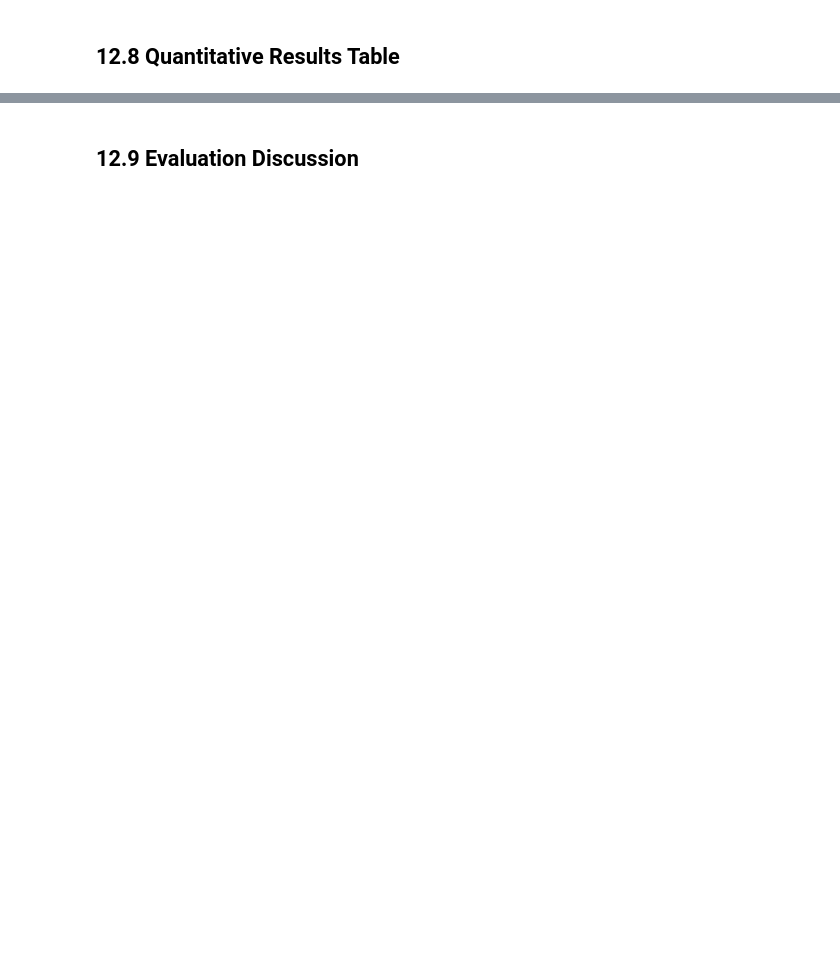
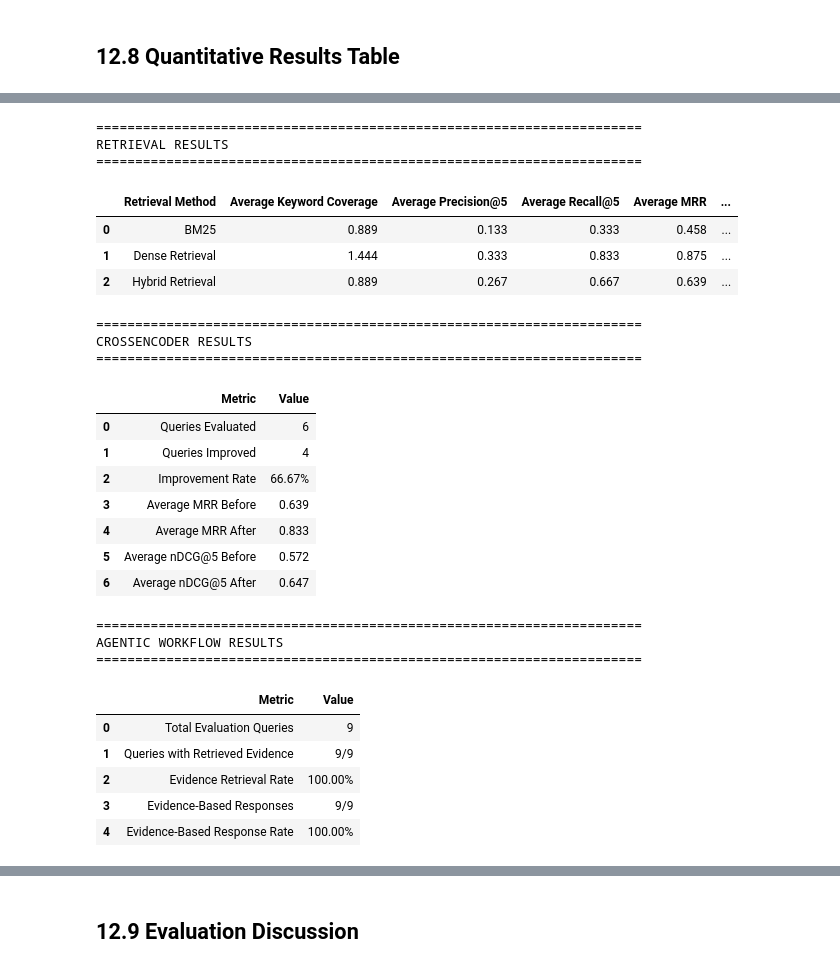
Before and after one commit to 2024ad05357/advanced-rag-enterprise, a Jupyter notebook: Advanced_Enterprise_RAG_Assignment.ipynb, the cells around one changed output, grey strips where cells are left out. Saved outputs shown, nothing was run; the diff lists cells and outputs as text; code cells hidden in the pictures; blank space fills up the shorter version.

Commit message:
Added improvements

```diff
--- a/Advanced_Enterprise_RAG_Assignment.ipynb
+++ b/Advanced_Enterprise_RAG_Assignment.ipynb
@@ -1138,15 +1148,3 @@ display(rerank_comparison_df)
 | 4 | 3 | 5 | 0.0161 | -8.6118 |
 # %% [markdown]
 ## 10.5 Select Top Evidence Chunks
-# %%
-# Select the top evidence chunks after reranking
-TOP_EVIDENCE = 3
-
-top_evidence_chunks = reranked_results[:TOP_EVIDENCE]
-
-print(f"Selected top {TOP_EVIDENCE} evidence chunks.\\n")
-
-for idx, item in enumerate(top_evidence_chunks, start=1):
-    print(f"Evidence {idx} | CrossEncoder Score: {item['rerank_score']:.4f}")
-    print(item["chunk_text"][:300])
-    print("=" * 80)
@@ -2152,0 +4133,58 @@ Overall, the experiments demonstrate that the implemented system provides a **fu
+# %%
+# ------------------------------------------------------------
+# 12.8 Complete Quantitative Results
+# ------------------------------------------------------------
+
+print("=" * 70)
+print("RETRIEVAL RESULTS")
+print("=" * 70)
+
+display(
+    retrieval_summary
+)
+
+
+print("\n" + "=" * 70)
+print("CROSSENCODER RESULTS")
+print("=" * 70)
+
+display(
+    crossencoder_summary
+)
+
+
+print("\n" + "=" * 70)
+print("AGENTIC WORKFLOW RESULTS")
+print("=" * 70)
+
+display(
+    agentic_summary
+)
+# %% [output]
+======================================================================
+RETRIEVAL RESULTS
+======================================================================
+|  | Retrieval Method | Average Keyword Coverage | Average Precision@5 | Average Recall@5 | Average MRR | ... |
+| 0 | BM25 | 0.889 | 0.133 | 0.333 | 0.458 | ... |
+| 1 | Dense Retrieval | 1.444 | 0.333 | 0.833 | 0.875 | ... |
+| 2 | Hybrid Retrieval | 0.889 | 0.267 | 0.667 | 0.639 | ... |
+======================================================================
+CROSSENCODER RESULTS
+======================================================================
+|  | Metric | Value |
+| 0 | Queries Evaluated | 6 |
+| 1 | Queries Improved | 4 |
+| 2 | Improvement Rate | 66.67% |
+| 3 | Average MRR Before | 0.639 |
+| 4 | Average MRR After | 0.833 |
+| 5 | Average nDCG@5 Before | 0.572 |
+| 6 | Average nDCG@5 After | 0.647 |
+======================================================================
+AGENTIC WORKFLOW RESULTS
+======================================================================
+|  | Metric | Value |
+| 0 | Total Evaluation Queries | 9 |
+| 1 | Queries with Retrieved Evidence | 9/9 |
+| 2 | Evidence Retrieval Rate | 100.00% |
+| 3 | Evidence-Based Responses | 9/9 |
+| 4 | Evidence-Based Response Rate | 100.00% |
```
Also changed, not shown: parts of 46 cells of this notebook, 1 other file.
